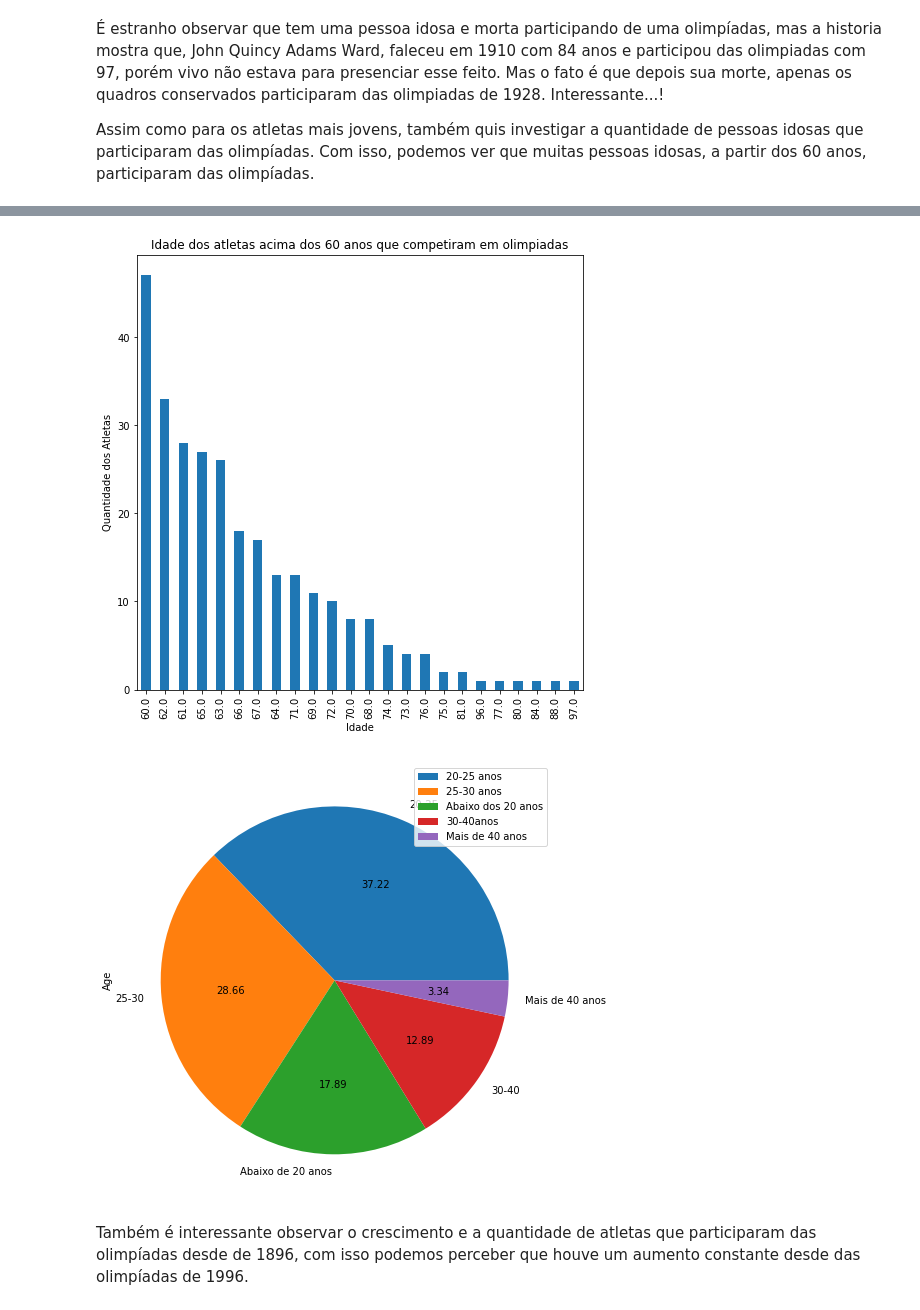
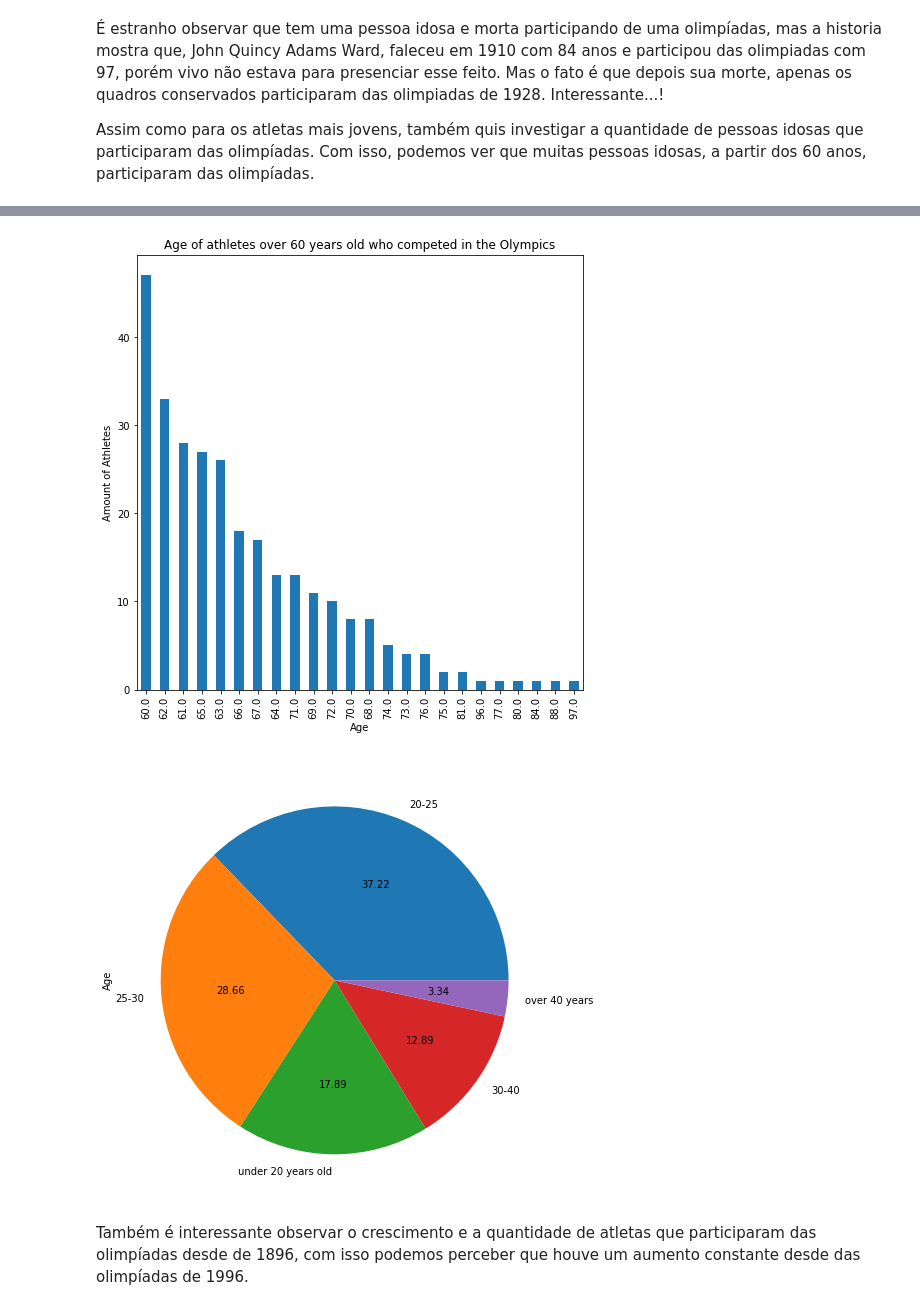
Before and after one commit to tuanymariiah/data_analysis, a Jupyter notebook: analisando_dados_de_120_anos_de_olimpiadas.ipynb, the cells around one changed output, grey strips where cells are left out. Drawn from its saved outputs; the diff is of its cells as text; code cells hidden in the pictures.

```diff
--- a/analisando_dados_de_120_anos_de_olimpiadas.ipynb
+++ b/analisando_dados_de_120_anos_de_olimpiadas.ipynb
@@ -58,8 +58,8 @@ dtype: int64
 # %%
 base_olimpiadas['Age'].fillna(base_olimpiadas['Age'].mean(), inplace=True)
 #base_olimpiadas.dropna(subset=['Height', 'Weight'], inplace=True)
-base_olimpiadas['Height'].fillna(base_olimpiadas['Height'].mean(), inplace=True)#preferi substituir por -1
-base_olimpiadas['Weight'].fillna(base_olimpiadas['Height'].mean(), inplace=True)#preferi substituir por -1
+#base_olimpiadas['Height'].fillna(base_olimpiadas['Height'].mean(), inplace=True)#preferi substituir por -1
+#base_olimpiadas['Weight'].fillna(base_olimpiadas['Height'].mean(), inplace=True)#preferi substituir por -1
 
 #base_olimpiadas['Medal'].fillna(-1, inplace=True)#preferi substituir por -1
 # %% [markdown]
@@ -148,16 +148,16 @@ base_olimpiadas[base_olimpiadas['Age']==base_olimpiadas['Age'].max()]
 # %%
 atletasmenores = base_olimpiadas[base_olimpiadas['Age']>=60].drop_duplicates(subset=['Name'], keep='last').sort_values(by=['Age'])['Age'].value_counts().plot(kind='bar', figsize=[8, 8]);
-plt.title('Idade dos atletas acima dos 60 anos que competiram em olimpiadas');
-plt.xlabel('Idade');
-plt.ylabel('Quantidade dos Atletas');
+plt.title('Age of athletes over 60 years old who competed in the Olympics');
+plt.xlabel('Age');
+plt.ylabel("Amount of Athletes");
 # %% [output]
-[figure, old version]
+[figure, new version]
 # %%
-faixa_etaria = pd.cut(base_olimpiadas.Age, bins=[0, 20, 25, 30, 40, 100], labels=['Abaixo de 20 anos', '20-25', '25-30', '30-40', 'Mais de 40 anos'])
+faixa_etaria = pd.cut(base_olimpiadas.Age, bins=[0, 20, 25, 30, 40, 100], labels=['under 20 years old', '20-25', '25-30', '30-40', 'over 40 years'])
 faixa_etaria.value_counts().plot(kind='pie',autopct='%.2f', figsize=[8, 8]);
-plt.legend(['20-25 anos', '25-30 anos','Abaixo dos 20 anos','30-40anos','Mais de 40 anos'],loc= 'upper right');
+#plt.legend(['20-25 years', '25-30 years','under 20 years old','30-40 years','over 40 years'],loc= 'upper right');
 # %% [output]
-[figure, old version]
+[figure, new version]
 # %% [markdown]
 Também é interessante observar o crescimento e a quantidade de atletas que participaram das olimpíadas desde de 1896, com isso podemos perceber que houve um aumento constante desde das olimpíadas de 1996.
 # %%
```
Also changed, not shown: parts of 14 cells of this notebook.
